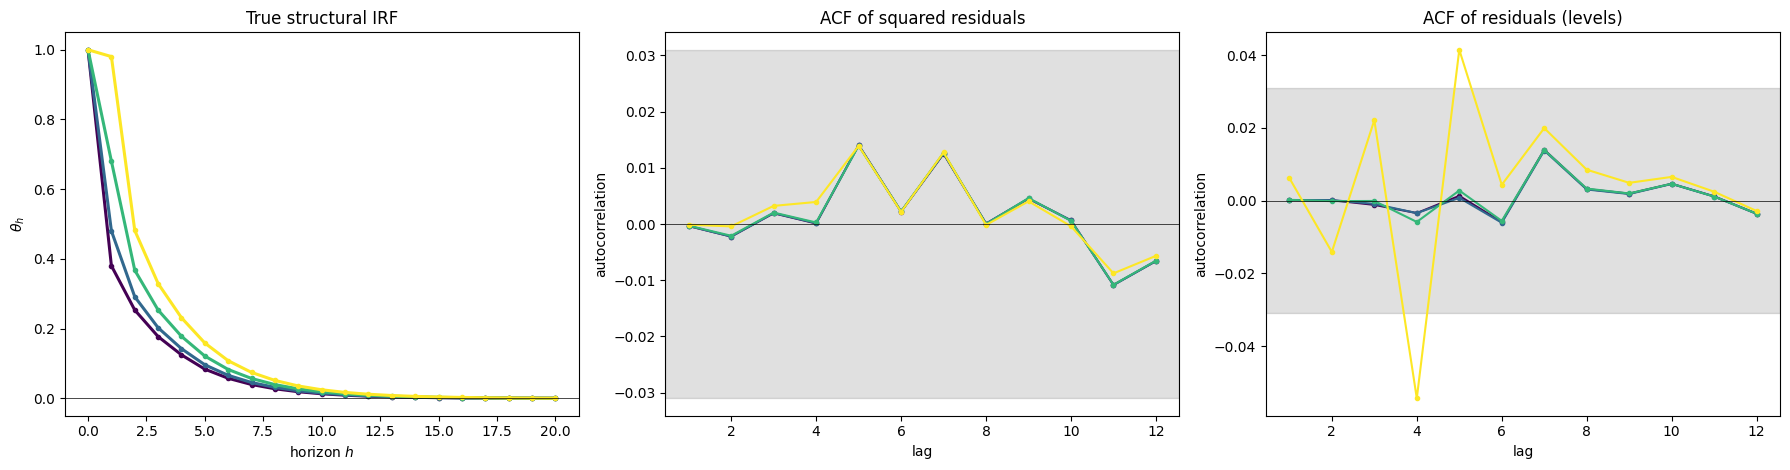
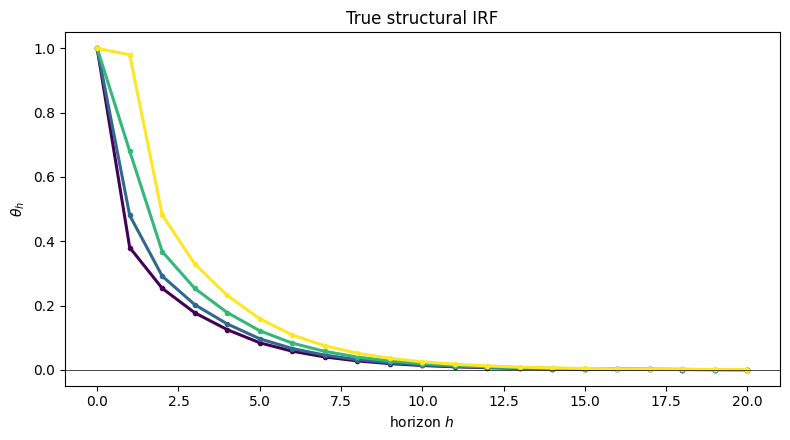
The change to this notebook cell's code, shown as a diff; its figure went from the first image to the second:
--- before
+++ after
@@ -1,16 +1,10 @@
-# True structural IRFs (no estimation) for each misspecification strength, plus the
-# residual diagnostics that reveal *why* the equal-lag VAR(4) is misspecified here:
-# (a) the true estimand theta_h per tau; (b) & (c) the ACF of a VAR(4) fit's residuals.
-# Under VARMA(4,1) the four lags cannot absorb the MA term, so the *level* residuals retain
-# serial correlation (lifts with tau), while the *squared* residuals stay white -- the
-# misspecification is dynamic, not heteroskedastic (the mirror of the nonlinear extension).
+# True structural IRFs (no estimation) for each misspecification strength.
+# Under VARMA(4,1) the MA term injects extra short-horizon propagation that lifts the
+# early-horizon estimand; tau=0 nests the baseline VAR(4).
 hgrid = np.arange(H + 1)
 truth_byTau = {tt: varma_irf(DGPS[tt], H) for tt in TAUS}
 ctau = {tt: plt.cm.viridis(i / max(len(TAUS) - 1, 1)) for i, tt in enumerate(TAUS)}
 
-fig, axes = plt.subplots(1, 3, figsize=(18, 4.8))
-
-# (a) true structural IRF: the MA term lifts the short-horizon estimand
-ax = axes[0]
+fig, ax = plt.subplots(figsize=(8, 4.5))
 for tt in TAUS:
     lab = "τ=0  (baseline VAR(4))" if tt == 0 else f"τ={tt}"
@@ -19,33 +13,4 @@
 ax.set_title("True structural IRF")
 ax.set_xlabel("horizon $h$"); ax.set_ylabel(r"$\theta_h$")
-
-# (b) & (c) residual diagnostics on VAR(4) residuals of VARMA(4,1) paths (eq-1, the response y1):
-#           levels carry the leftover MA serial correlation, squares stay white.
-N_ACF, L_ACF = 4000, 12
-def _acf(x, L=L_ACF):
-    x = x - x.mean(); v = x @ x
-    return np.array([1.0] + [(x[l:] @ x[:-l]) / v for l in range(1, L + 1)])
-for tt in TAUS:
-    acf_sq, acf_lvl = [], []
-    for s in np.random.SeedSequence(SEED).spawn(8):                # average several long paths
-        y = simulate_varma(DGPS[tt], N_ACF, np.random.default_rng(s))
-        with np.errstate(all="ignore"):
-            _, _, res = fit_var_ols(y, P)
-        acf_sq.append(_acf(res[:, 0] ** 2))                        # squared eq-1 residual -> should stay white
-        acf_lvl.append(_acf(res[:, 0]))                            # level  eq-1 residual -> retains MA serial corr.
-    lab = "τ=0 (baseline)" if tt == 0 else f"τ={tt}"
-    axes[1].plot(range(1, L_ACF + 1), np.nanmean(acf_sq, 0)[1:], "o-", ms=3, color=ctau[tt], label=lab)
-    axes[2].plot(range(1, L_ACF + 1), np.nanmean(acf_lvl, 0)[1:], "o-", ms=3, color=ctau[tt], label=lab)
-
-# Bartlett white-noise band. Null: the residual series is serially uncorrelated (white); under
-# that null the sample ACF is asymptotically rho_hat_k ~ N(0, 1/N), so the two-sided 95% band is
-# 0 +/- 1.96/sqrt(N). (b) squares stay inside -> homoskedastic; (c) levels break out as tau grows
-# -> the MA serial correlation the equal-lag VAR(4) cannot absorb. N = residual series length.
-band = 1.96 / np.sqrt(N_ACF - P)
-for ax, ttl in ((axes[1], "ACF of squared residuals"), (axes[2], "ACF of residuals (levels)")):
-    ax.axhline(0, color="k", lw=0.5)
-    ax.axhspan(-band, band, color="black", alpha=0.12, label="95% white-noise band")
-    ax.set_title(ttl); ax.set_xlabel("lag"); ax.set_ylabel("autocorrelation")
-# fig.suptitle("VARMA(4,1): MA lifts the IRF; VAR(4) residuals stay homoskedastic but serially correlated", fontweight="bold")
 fig.tight_layout()
 plt.savefig(f"../../figures/Dynamic_MisSpec/DYN_MISSPEC_IRF_rho={RHO}.png")

Commit: split docs